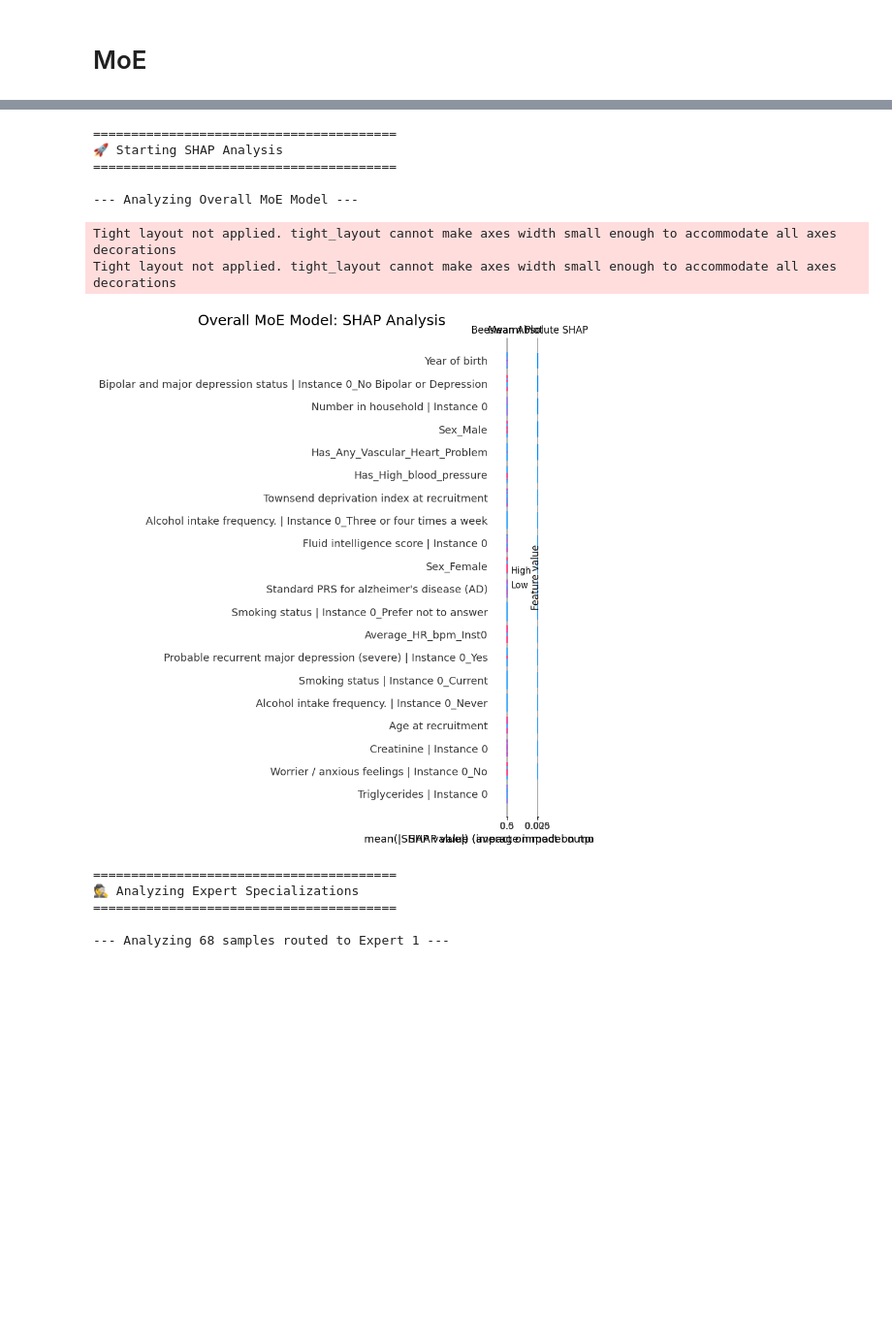
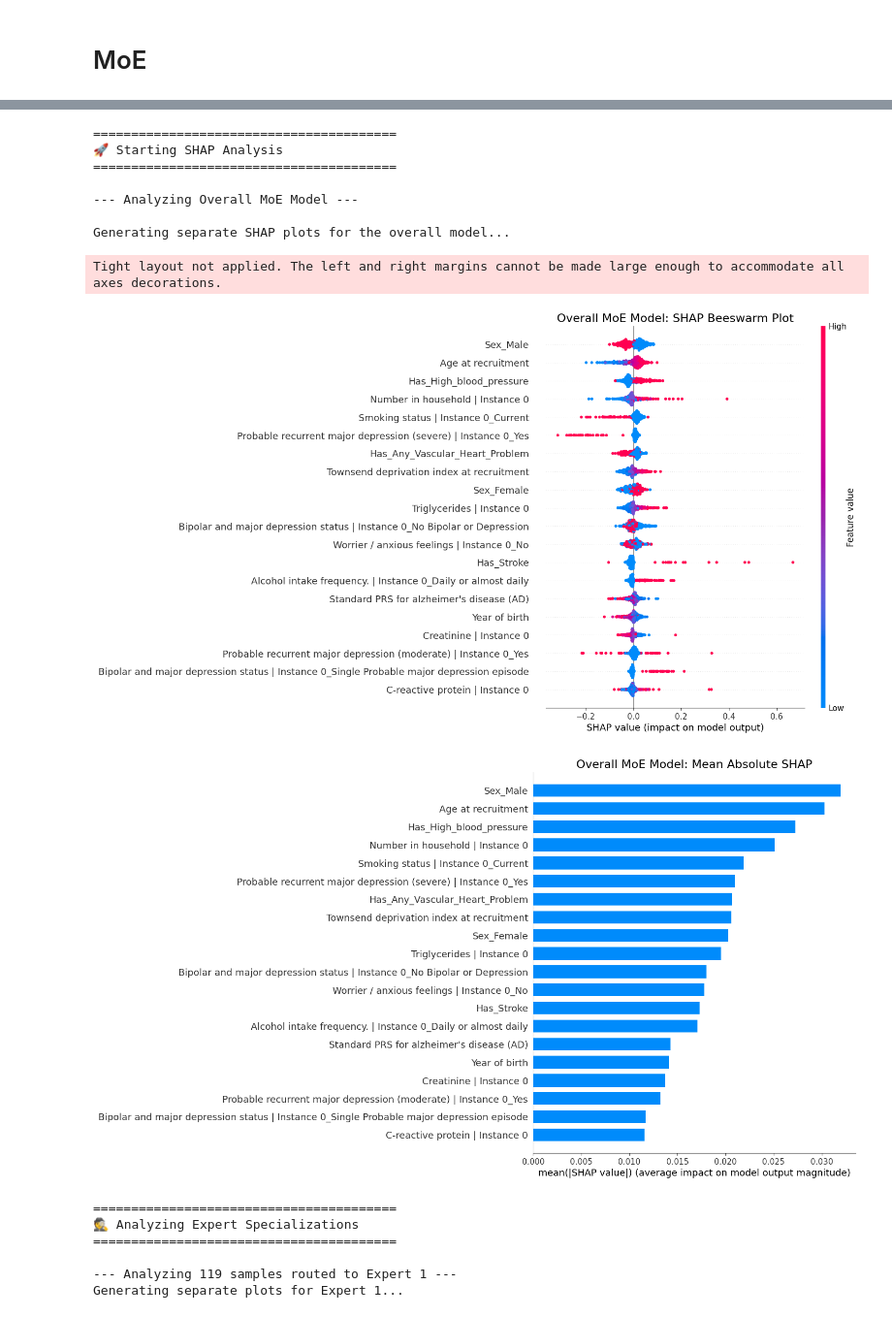
Before and after one commit to skassen2/honours_research, a Jupyter notebook: test_and_SHAP/Moe_rfe_fulldataset.ipynb, the cells around one changed output, grey strips where cells are left out. Shown at 97% size. Cells and saved outputs as stored; diff of their text form; code cells hidden in the pictures; blank space fills up the shorter version.

Commit message:
ran moe models

```diff
--- a/test_and_SHAP/Moe_rfe_fulldataset.ipynb
+++ b/test_and_SHAP/Moe_rfe_fulldataset.ipynb
@@ -125,7 +124,7 @@ try:
     X = df.drop(columns=['Dementia Status'])
     y = df['Dementia Status']
 
-    X_train, X_temp, y_train, y_temp = train_test_split(X, y, test_size=0.3, random_state=42, stratify=y)
+    X_train, X_temp, y_train, y_temp = train_test_split(X, y, test_size=0.5, random_state=42, stratify=y)
     X_val, X_test, y_val, y_test = train_test_split(X_temp, y_temp, test_size=0.5, random_state=42, stratify=y_temp)
 
     scaler = StandardScaler()
@@ -242,21 +241,19 @@ shap_model_wrapper = ShapModelWrapper(final_model)
 explainer = shap.GradientExplainer(shap_model_wrapper, background_tensor)
 shap_values = explainer.shap_values(test_tensor)
 
-# --- 2. Plot the OVERALL model's SHAP analysis ---
-fig, axes = plt.subplots(1, 2, figsize=(20, 8), sharey=True)
-fig.suptitle("Overall MoE Model: SHAP Analysis", fontsize=18)
+# --- MODIFIED: Plot the OVERALL model's SHAP analysis separately ---
+print("\nGenerating separate SHAP plots for the overall model...")
 
-# Beeswarm Plot
-plt.sca(axes[0])
+# Plot 1: Beeswarm Plot
+plt.figure(figsize=(10, 8))
 shap.summary_plot(shap_values[1], features=X_test_scaled, feature_names=X.columns, plot_type="dot", show=False)
-axes[0].set_title("Beeswarm Plot")
+plt.title("Overall MoE Model: SHAP Beeswarm Plot", fontsize=16)
+plt.show()
 
-# Bar Plot
-plt.sca(axes[1])
+# Plot 2: Bar Plot
+plt.figure(figsize=(10, 8))
 shap.summary_plot(shap_values[1], features=X_test_scaled, feature_names=X.columns, plot_type="bar", show=False)
-axes[1].set_title("Mean Absolute SHAP")
-
-plt.tight_layout(rect=[0, 0.03, 1, 0.95])
+plt.title("Overall MoE Model: Mean Absolute SHAP", fontsize=16)
 plt.show()
 
 
@@ -275,47 +272,48 @@ with torch.no_grad():
 # --- 4. Loop through each expert and analyze the data routed to it ---
 num_experts = final_model.num_experts
 for i in range(num_experts):
     # Find the indices of all samples that were routed to the current expert 'i'
     samples_for_this_expert_indices = np.where(chosen_experts == i)[0]
 
     # Check if any samples were actually routed to this expert
     if len(samples_for_this_expert_indices) == 0:
         print(f"\n--- No samples were primarily routed to Expert {i+1}. Skipping. ---")
         continue
 
     print(f"\n--- Analyzing {len(samples_for_this_expert_indices)} samples routed to Expert {i+1} ---")
 
     # Filter the OVERALL shap_values and test_data for this expert's specific subset
     shap_subset = shap_values[1][samples_for_this_expert_indices]
     X_test_subset = X_test_scaled[samples_for_this_expert_indices]
 
-    # --- Create the side-by-side plots for this expert's data ---
-    fig_expert, axes_expert = plt.subplots(1, 2, figsize=(20, 8), sharey=True)
-    fig_expert.suptitle(f"SHAP Analysis for Data Routed to Expert {i+1}", fontsize=18)
+    # --- Create separate plots for this expert's data ---
+    print(f"Generating separate plots for Expert {i+1}...")
 
     # Beeswarm Plot
-    plt.sca(axes_expert[0])
+    plt.figure(figsize=(10, 8))
     shap.summary_plot(shap_subset, features=X_test_subset, feature_names=X.columns, plot_type="dot", show=False)
-    axes_expert[0].set_title("Beeswarm Plot")
+    plt.title(f"Beeswarm Plot for Data Routed to Expert {i+1}", fontsize=16)
+    plt.show()
 
     # Bar Plot
-    plt.sca(axes_expert[1])
+    plt.figure(figsize=(10, 8))
     shap.summary_plot(shap_subset, features=X_test_subset, feature_names=X.columns, plot_type="bar", show=False)
-    axes_expert[1].set_title("Mean Absolute SHAP")
-
-    plt.tight_layout(rect=[0, 0.03, 1, 0.95])
+    plt.title(f"Mean Absolute SHAP for Data Routed to Expert {i+1}", fontsize=16)
     plt.show()
 # %% [output]
 ========================================
 🚀 Starting SHAP Analysis
 ========================================
 
 --- Analyzing Overall MoE Model ---
+
+Generating separate SHAP plots for the overall model...
-Tight layout not applied. tight_layout cannot make axes width small enough to accommodate all axes decorations
-Tight layout not applied. tight_layout cannot make axes width small enough to accommodate all axes decorations
+Tight layout not applied. The left and right margins cannot be made large enough to accommodate all axes decorations.
-[figure, old version]
+[figure, new version]
+[figure, new version]
 ========================================
 🕵️ Analyzing Expert Specializations
 ========================================
 
---- Analyzing 68 samples routed to Expert 1 ---
+--- Analyzing 119 samples routed to Expert 1 ---
+Generating separate plots for Expert 1...
```
Also changed, not shown: parts of 6 cells of this notebook, 7 other files.
